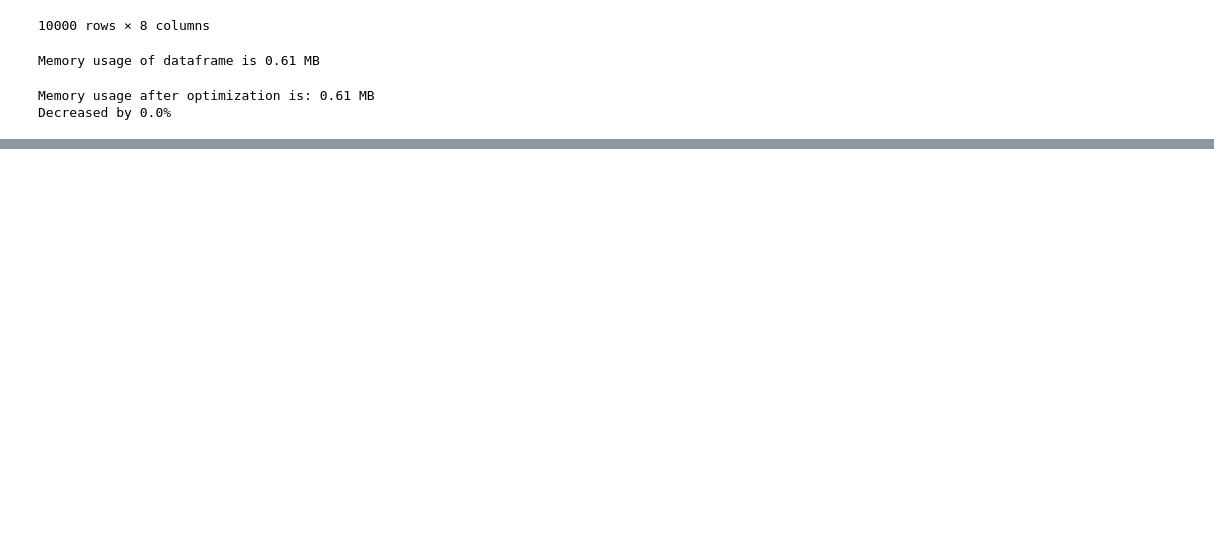
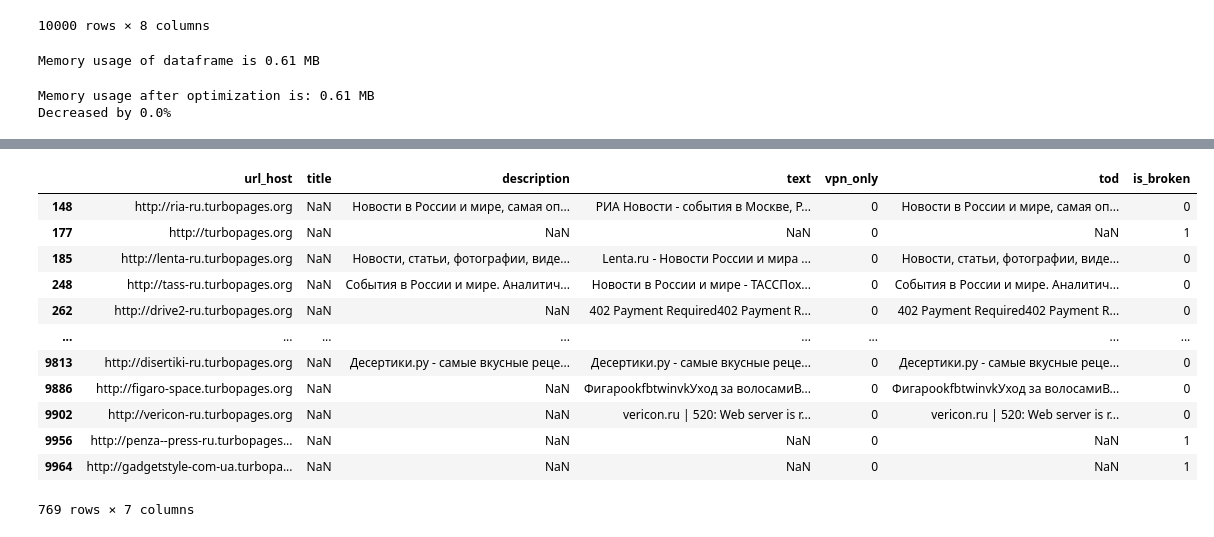
Before and after one commit to shockless/mts-ml-cup, a Jupyter notebook: EDA.ipynb, the cells around one changed output, grey strips where cells are left out. Cells and saved outputs as stored; diff of their text form; code cells hidden in the pictures; blank space fills up the shorter version.

```diff
--- a/EDA.ipynb
+++ b/EDA.ipynb
@@ -261,0 +334,20 @@ df
+# %%
+df[df.url_host.isna()].url_host='http://blank'
+# %%
+df['vpn_only'][df.url_host.str.contains('turbopages.org').fillna(False)]=0
+# %%
+df[df.url_host.str.contains('turbopages.org').fillna(False)]
+# %% [output]
+|  | url_host | title | description | text | vpn_only | tod | is_broken |
+| 148 | http://ria-ru.turbopages.org | NaN | Новости в России и мире, самая оп... | РИА Новости - события в Москве, Р... | 0 | Новости в России и мире, самая оп... | 0 |
+| 177 | http://turbopages.org | NaN | NaN | NaN | 0 | NaN | 1 |
+| 185 | http://lenta-ru.turbopages.org | NaN | Новости, статьи, фотографии, виде... | Lenta.ru - Новости России и мира ... | 0 | Новости, статьи, фотографии, виде... | 0 |
+| 248 | http://tass-ru.turbopages.org | NaN | События в России и мире. Аналитич... | Новости в России и мире - ТАССПох... | 0 | События в России и мире. Аналитич... | 0 |
+| 262 | http://drive2-ru.turbopages.org | NaN | NaN | 402 Payment Required402 Payment R... | 0 | 402 Payment Required402 Payment R... | 0 |
+| ... | ... | ... | ... | ... | ... | ... | ... |
+| 9813 | http://disertiki-ru.turbopages.org | NaN | Десертики.ру - самые вкусные реце... | Десертики.ру - самые вкусные реце... | 0 | Десертики.ру - самые вкусные реце... | 0 |
+| 9886 | http://figaro-space.turbopages.org | NaN | NaN | ФигароokfbtwinvkУход за волосамиВ... | 0 | ФигароokfbtwinvkУход за волосамиВ... | 0 |
+| 9902 | http://vericon-ru.turbopages.org | NaN | NaN | vericon.ru | 520: Web server is r... | 0 | vericon.ru | 520: Web server is r... | 0 |
+| 9956 | http://penza--press-ru.turbopages... | NaN | NaN | NaN | 0 | NaN | 1 |
+| 9964 | http://gadgetstyle-com-ua.turbopa... | NaN | NaN | NaN | 0 | NaN | 1 |
+769 rows × 7 columns
```
Also changed, not shown: parts of 34 cells of this notebook, 5 other files.
